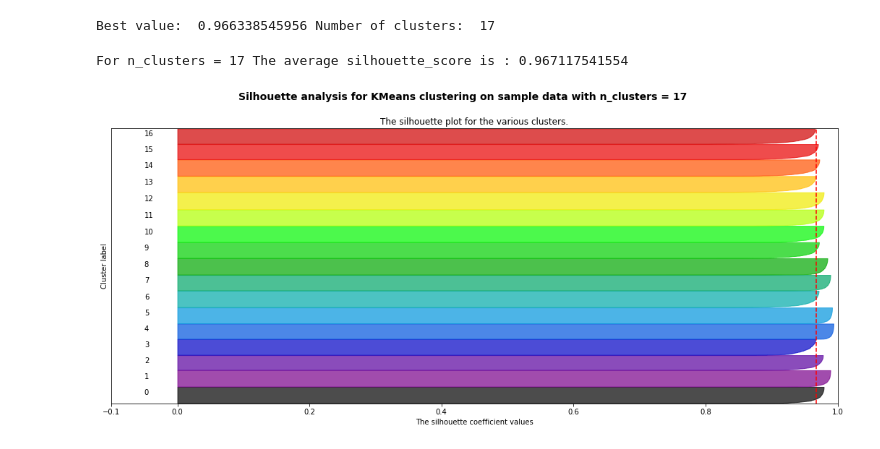
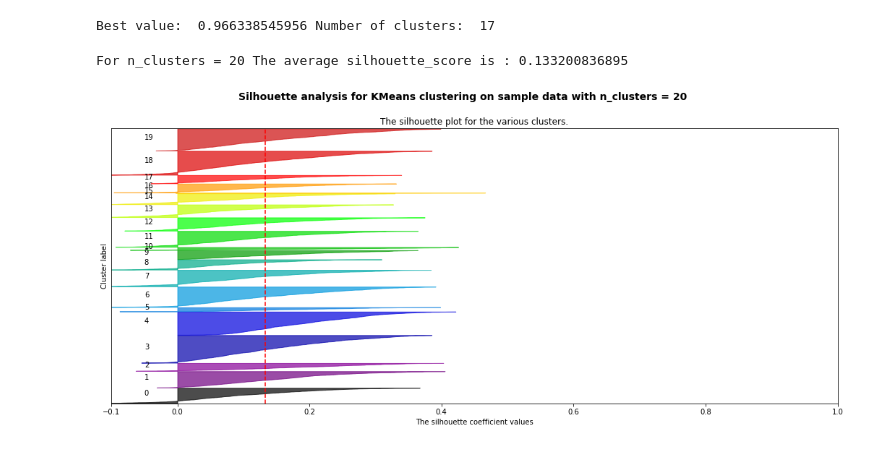
Before and after one commit to cseveriano/spatio-temporal-forecasting, a Jupyter notebook: notebooks/180426 - Oahu MiniBatch.ipynb, the cells around one changed output. Saved outputs shown, nothing was run; the diff lists cells and outputs as text; code cells hidden in the pictures.

```diff
--- a/notebooks/180426 - Oahu MiniBatch.ipynb
+++ b/notebooks/180426 - Oahu MiniBatch.ipynb
@@ -111,0 +124,2 @@ ms_df = pd.read_pickle("cluster_df.pkl")
+# %%
+ms_df = train_residual_df
@@ -153,0 +178,20 @@ Starting Loop
+# %%
+batch_size = 1000
+init_size = 1000
+#range_n_clusters = np.arange(2,40)
+range_n_clusters = np.arange(2,100)
+print("Starting Loop")
+results = []
+
+for n_clusters in range_n_clusters:
+
+#     print("Starting Mini-batch")
+    clusterer = MiniBatchKMeans(init='k-means++', n_clusters=n_clusters, batch_size=batch_size, init_size=3 * n_clusters,
+                      n_init=1, verbose=False)
+#     print("Starting Fit predict")
+    cluster_labels = clusterer.fit_predict(X)
+
+    print("For n_clusters =", n_clusters,"The within-cluster variance is :", clusterer.inertia_)
+    results.append( clusterer.inertia_ )
+
+plt.plot(range_n_clusters,results)
@@ -158,7 +222,7 @@ Best value:  0.966338545956 Number of clusters:  17
 # %%
 import matplotlib.cm as cm
 
-n_clusters = 17
+n_clusters = 20
 n_samples = 10000
 # Create a subplot with 1 row and 2 columns
 fig, ax1 = plt.subplots(1)
@@ -202,32 +266,32 @@ for i in range(n_clusters):
     size_cluster_i = ith_cluster_silhouette_values.shape[0]
     y_upper = y_lower + size_cluster_i
 
     color = cm.spectral(float(i) / n_clusters)
     ax1.fill_betweenx(np.arange(y_lower, y_upper),
                         0, ith_cluster_silhouette_values,
                         facecolor=color, edgecolor=color, alpha=0.7)
 
     # Label the silhouette plots with their cluster numbers at the middle
     ax1.text(-0.05, y_lower + 0.5 * size_cluster_i, str(i))
 
     # Compute the new y_lower for next plot
     y_lower = y_upper + 10  # 10 for the 0 samples
 
 ax1.set_title("The silhouette plot for the various clusters.")
 ax1.set_xlabel("The silhouette coefficient values")
 ax1.set_ylabel("Cluster label")
 
 # The vertical line for average silhouette score of all the values
 ax1.axvline(x=silhouette_avg, color="red", linestyle="--")
 
 ax1.set_yticks([])  # Clear the yaxis labels / ticks
 ax1.set_xticks([-0.1, 0, 0.2, 0.4, 0.6, 0.8, 1])
 
 plt.suptitle(("Silhouette analysis for KMeans clustering on sample data "
                   "with n_clusters = %d" % n_clusters),
                  fontsize=14, fontweight='bold')
 
 plt.show()
 # %% [output]
-For n_clusters = 17 The average silhouette_score is : 0.967117541554
+For n_clusters = 20 The average silhouette_score is : 0.133200836895
-[figure, old version]
+[figure, new version]
```
Also changed, not shown: parts of 15 cells of this notebook, 20 other files.
